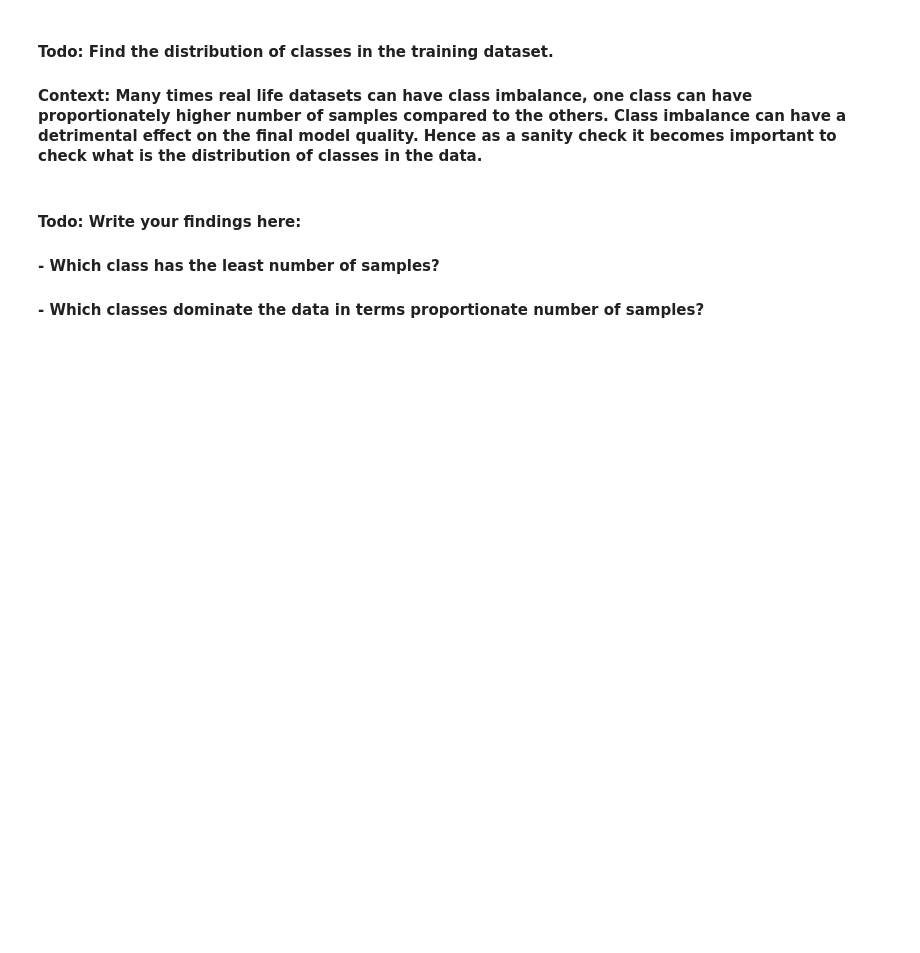
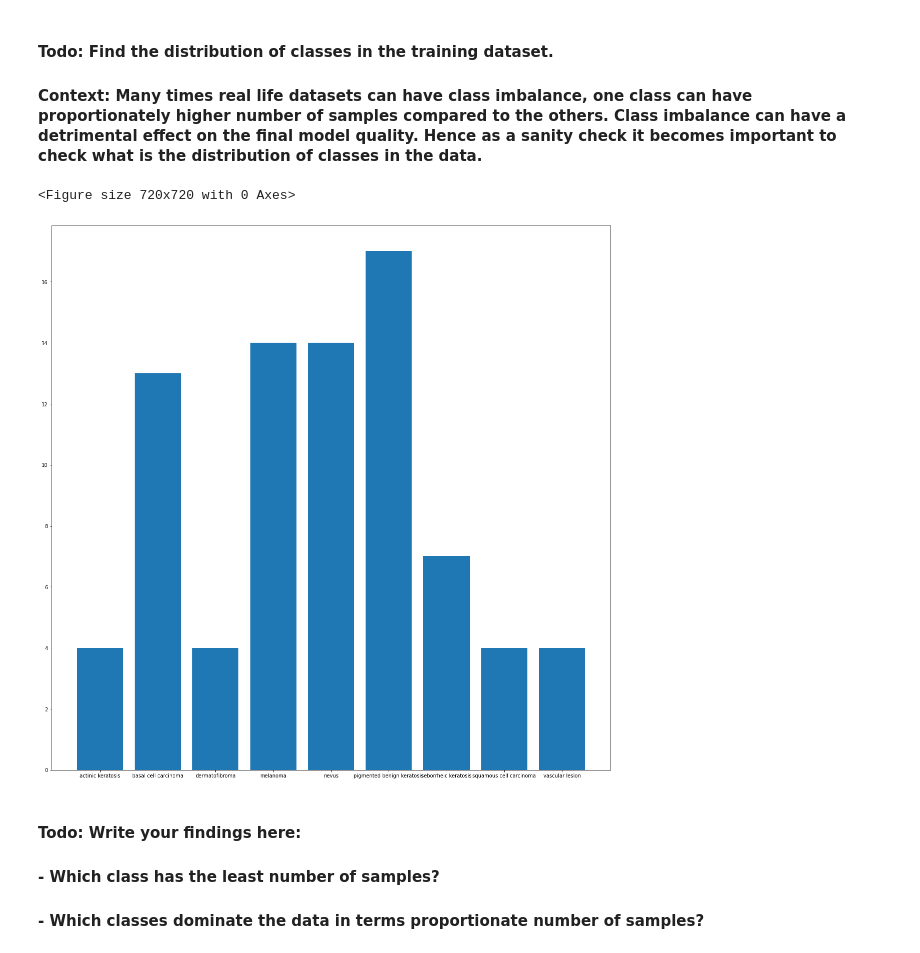
Before and after one commit to shekhs/CNN_Cancer_multiclass-classifier, a Jupyter notebook: Starter_code_Assignment_CNN_Skin_Cancer.ipynb, the cells around one changed output. Drawn from its saved outputs; the diff is of its cells as text; code cells hidden in the pictures; blank space fills up the shorter version.

```diff
--- a/Starter_code_Assignment_CNN_Skin_Cancer.ipynb
+++ b/Starter_code_Assignment_CNN_Skin_Cancer.ipynb
@@ -325,3 +489,29 @@ plt.show()
+# %%
+## Your code goes here.
+import matplotlib.pyplot as plt
+data = dict()
+
+for i in class_names:
+  data[i] = []
+
+plt.figure(figsize=(10, 10))
+for images, labels in train_ds.take(9):
+  for i in range(9):
+    data[class_names[labels[i]]].append(images[i].numpy().astype("uint8"))
+
+for i in data:
+  data[i] = len(data[i])
+
+f = plt.figure()
+f.set_figwidth(20)
+f.set_figheight(20)
+
+plt.bar(range(len(data)), list(data.values()), align='center')
+plt.xticks(range(len(data)), list(data.keys()))
+plt.show()
+# %% [output]
+<Figure size 720x720 with 0 Axes>
+[figure, added]
 # %% [markdown]
 #### **Todo:** Write your findings here:
 #### - Which class has the least number of samples?
```
Also changed, not shown: parts of 32 cells of this notebook.
